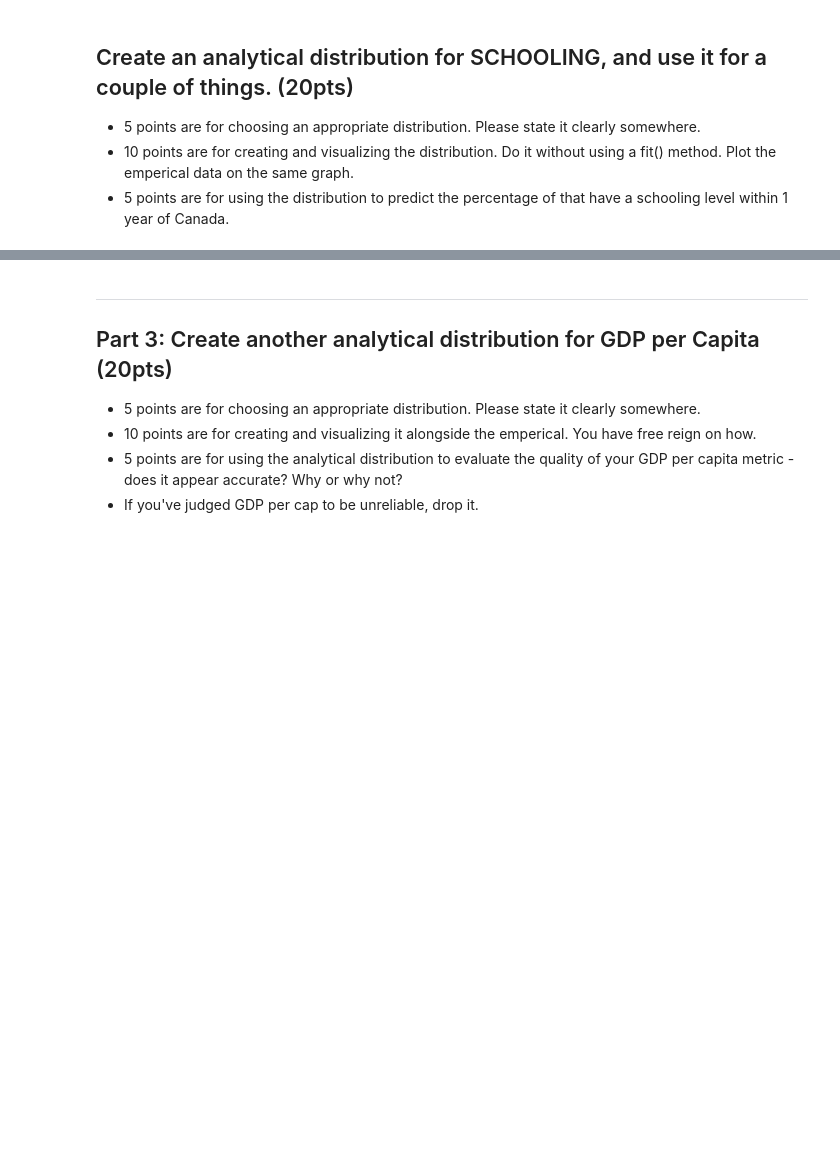
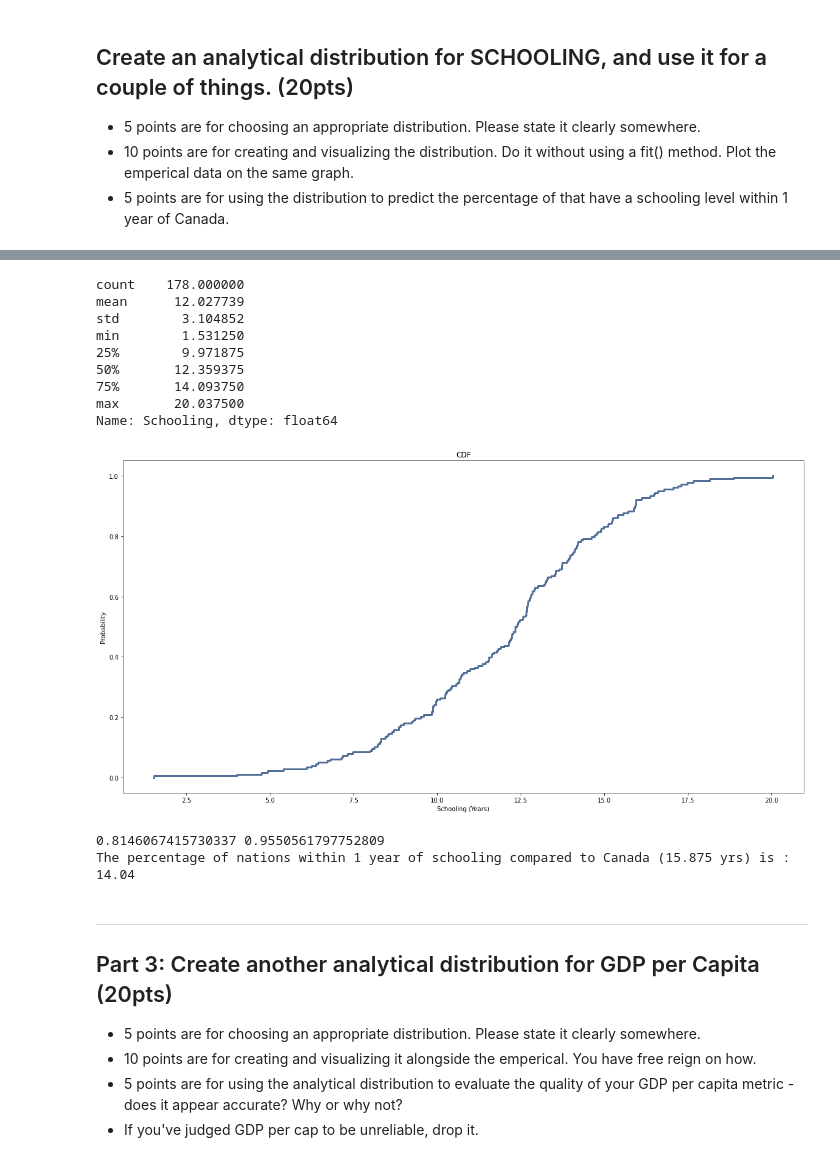
Before and after one commit to JohnHare7/3450_Asn2_Students, a Jupyter notebook: asn2Workbook.ipynb, the cells around one changed output, grey strips where cells are left out. Saved outputs shown, nothing was run; the diff lists cells and outputs as text; code cells hidden in the pictures; blank space fills up the shorter version.

```diff
--- a/asn2Workbook.ipynb
+++ b/asn2Workbook.ipynb
@@ -163,3 +155,36 @@ plt.show()
+# %%
+# CDF for Schooling
+print(dfLE['Schooling'].describe(include='all'))
+cdf_schooling = thinkstats2.Cdf(dfLE['Schooling'])
+thinkplot.Cdf(cdf_schooling)
+plt.title('CDF')
+plt.ylabel('Probability')
+plt.xlabel('Schooling (Years)')
+thinkplot.Config()
+# %% [output]
+count    178.000000
+mean      12.027739
+std        3.104852
+min        1.531250
+25%        9.971875
+50%       12.359375
+75%       14.093750
+max       20.037500
+Name: Schooling, dtype: float64
+[figure, added]
+# %%
+# Average schooling for Canada is 15.875 years.
+cdf_schoolingLow = cdf_schooling.Prob(14.875)
+cdf_schoolingHigh = cdf_schooling.Prob(16.875)
+
+print(cdf_schoolingLow , cdf_schoolingHigh)
+
+rng_schooling = cdf_schoolingHigh - cdf_schoolingLow
+rng_schooling = round(rng_schooling * 100, 2)
+print('The percentage of nations within 1 year of schooling compared to Canada (15.875 yrs) is : ', rng_schooling)
+# %% [output]
+0.8146067415730337 0.9550561797752809
+The percentage of nations within 1 year of schooling compared to Canada (15.875 yrs) is :  14.04
 # %% [markdown]
 <hr>
 <h2>Part 3: Create another analytical distribution for GDP per Capita (20pts)</h2>
```
Also changed, not shown: parts of 3 cells of this notebook.
